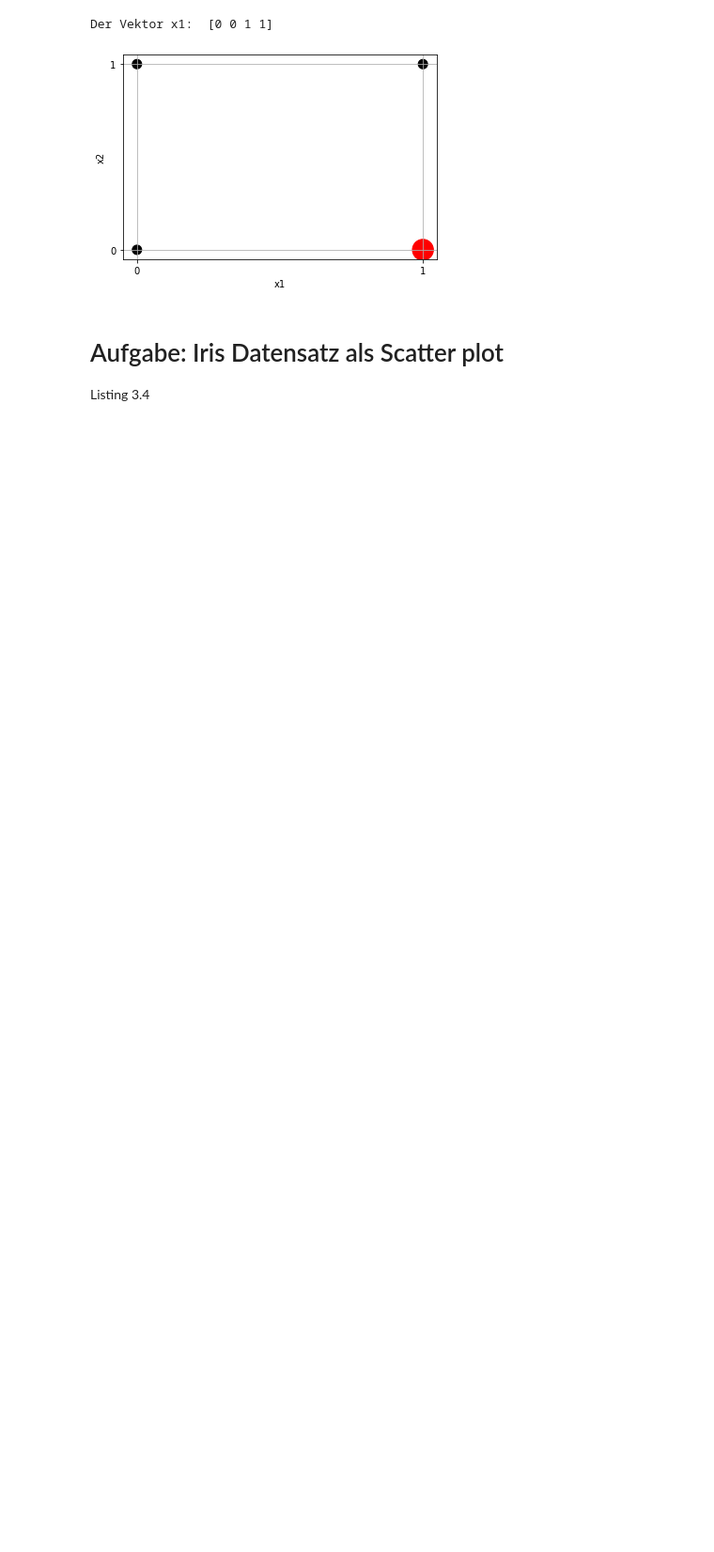
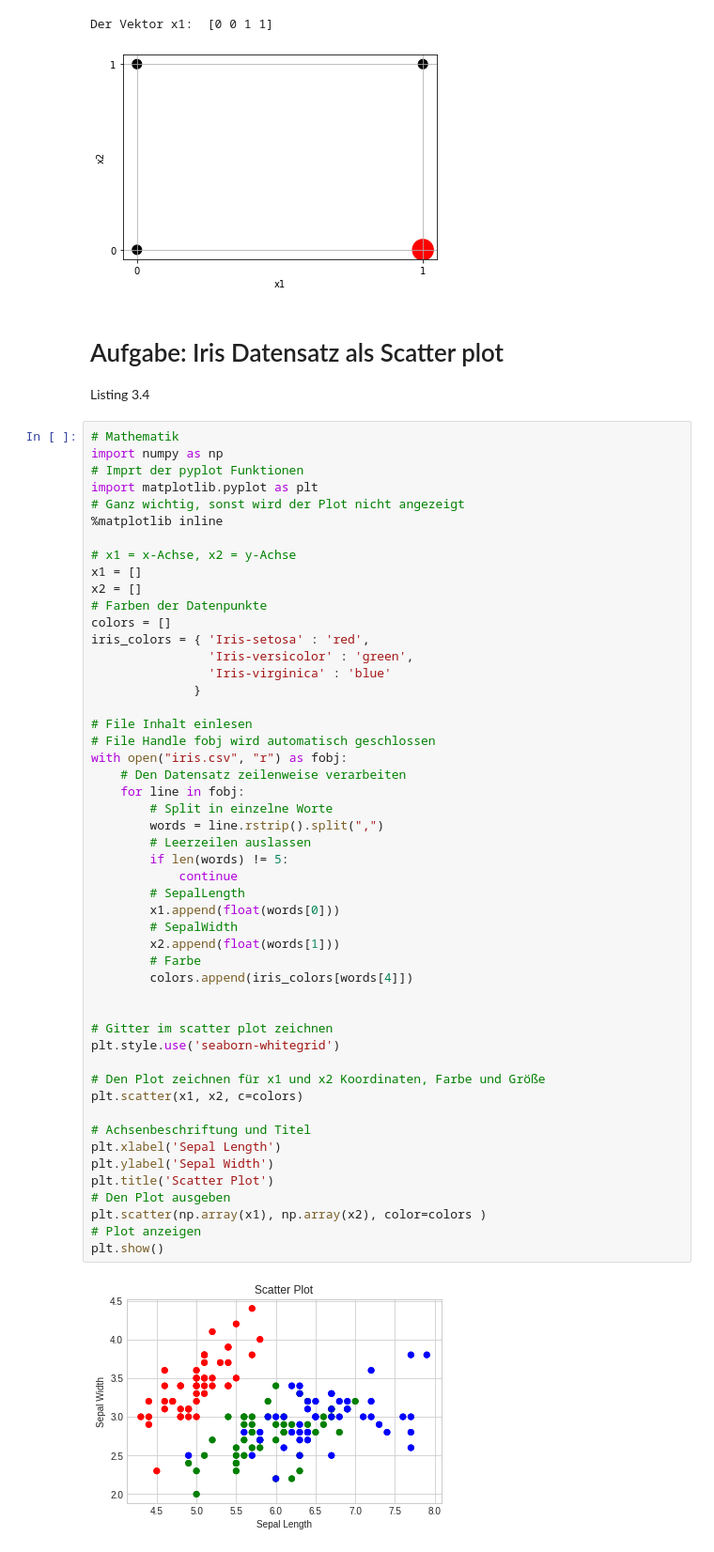
Before and after one commit to stweidenauer/NNp, a Jupyter notebook: Kapitel_3/Kapitel_3.ipynb, the cells around one changed output. Shown at 94% size. Drawn from its saved outputs; the diff is of its cells as text; blank space fills up the shorter version.

```diff
--- a/Kapitel_3/Kapitel_3.ipynb
+++ b/Kapitel_3/Kapitel_3.ipynb
@@ -139,3 +139,55 @@ Der Vektor x1:  [0 0 1 1]
 # %% [markdown]
 # Aufgabe: Iris Datensatz als Scatter plot
 Listing 3.4
+# %%
+# Mathematik
+import numpy as np
+# Imprt der pyplot Funktionen
+import matplotlib.pyplot as plt
+# Ganz wichtig, sonst wird der Plot nicht angezeigt
+%matplotlib inline
+
+# x1 = x-Achse, x2 = y-Achse
+x1 = []
+x2 = []
+# Farben der Datenpunkte
+colors = []
+iris_colors = { 'Iris-setosa' : 'red',
+                'Iris-versicolor' : 'green',
+                'Iris-virginica' : 'blue'
+              }
+
+# File Inhalt einlesen
+# File Handle fobj wird automatisch geschlossen
+with open("iris.csv", "r") as fobj:
+    # Den Datensatz zeilenweise verarbeiten
+    for line in fobj:
+        # Split in einzelne Worte
+        words = line.rstrip().split(",")
+        # Leerzeilen auslassen
+        if len(words) != 5:
+            continue
+        # SepalLength
+        x1.append(float(words[0]))
+        # SepalWidth
+        x2.append(float(words[1]))
+        # Farbe
+        colors.append(iris_colors[words[4]])
+
+
+# Gitter im scatter plot zeichnen
+plt.style.use('seaborn-whitegrid')
+
+# Den Plot zeichnen für x1 und x2 Koordinaten, Farbe und Größe
+plt.scatter(x1, x2, c=colors)
+
+# Achsenbeschriftung und Titel
+plt.xlabel('Sepal Length')
+plt.ylabel('Sepal Width')
+plt.title('Scatter Plot')
+# Den Plot ausgeben
+plt.scatter(np.array(x1), np.array(x2), color=colors )
+# Plot anzeigen
+plt.show()
+# %% [output]
+[figure, added]
```
Also changed, not shown: parts of 2 cells of this notebook.
